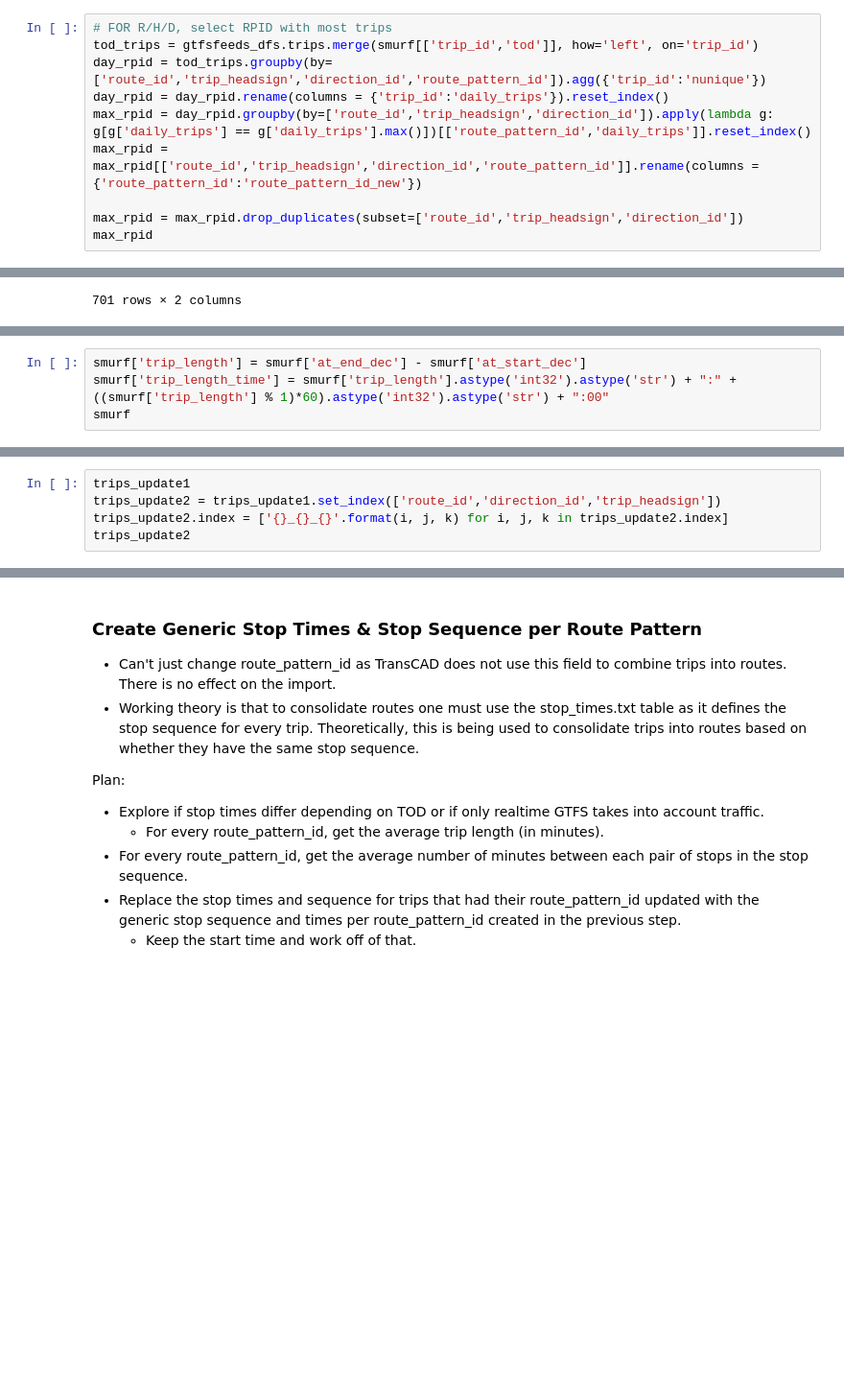
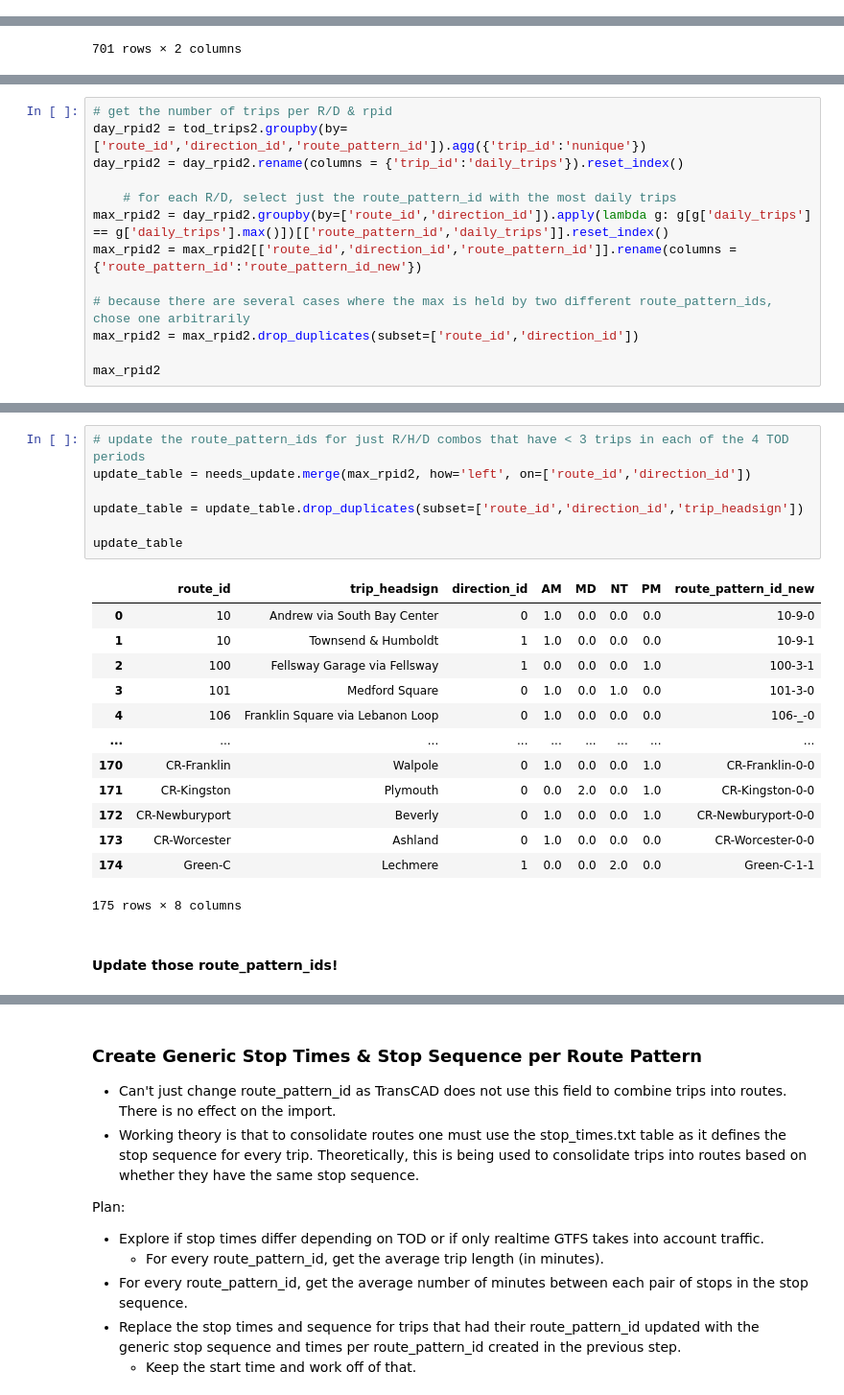
Before and after one commit to mmatkinson7/gtfs_transcad_prep, a Jupyter notebook: gtfs_consolidation_tod.ipynb, the cells around one changed output, grey strips where cells are left out. Shown at 96% size. Cells and saved outputs as stored; diff of their text form; blank space fills up the shorter version.

Commit message:
update trip_headsign

```diff
--- a/gtfs_consolidation_tod.ipynb
+++ b/gtfs_consolidation_tod.ipynb
@@ -260,10 +178,0 @@ george.query('route_id_x == "70A"').sort_values(by=['trip_headsign_x'])
-# %%
-# FOR R/H/D, select RPID with most trips
-tod_trips = gtfsfeeds_dfs.trips.merge(smurf[['trip_id','tod']], how='left', on='trip_id')
-day_rpid = tod_trips.groupby(by=['route_id','trip_headsign','direction_id','route_pattern_id']).agg({'trip_id':'nunique'})
-day_rpid = day_rpid.rename(columns = {'trip_id':'daily_trips'}).reset_index()
-max_rpid = day_rpid.groupby(by=['route_id','trip_headsign','direction_id']).apply(lambda g: g[g['daily_trips'] == g['daily_trips'].max()])[['route_pattern_id','daily_trips']].reset_index()
-max_rpid = max_rpid[['route_id','trip_headsign','direction_id','route_pattern_id']].rename(columns = {'route_pattern_id':'route_pattern_id_new'})
-
-max_rpid = max_rpid.drop_duplicates(subset=['route_id','trip_headsign','direction_id'])
-max_rpid
@@ -418,4 +211,0 @@ update_table
-# %%
-smurf['trip_length'] = smurf['at_end_dec'] - smurf['at_start_dec']
-smurf['trip_length_time'] = smurf['trip_length'].astype('int32').astype('str') + ":" + ((smurf['trip_length'] % 1)*60).astype('int32').astype('str') + ":00"
-smurf
@@ -431,5 +211,0 @@ smurfette
-# %%
-trips_update1
-trips_update2 = trips_update1.set_index(['route_id','direction_id','trip_headsign'])
-trips_update2.index = ['{}_{}_{}'.format(i, j, k) for i, j, k in trips_update2.index]
-trips_update2
@@ -506,0 +243,13 @@ gtfsfeeds_dfs.trips = trips_update4
+# %%
+# get the number of trips per R/D & rpid
+day_rpid2 = tod_trips2.groupby(by=['route_id','direction_id','route_pattern_id']).agg({'trip_id':'nunique'})
+day_rpid2 = day_rpid2.rename(columns = {'trip_id':'daily_trips'}).reset_index()
+
+    # for each R/D, select just the route_pattern_id with the most daily trips
+max_rpid2 = day_rpid2.groupby(by=['route_id','direction_id']).apply(lambda g: g[g['daily_trips'] == g['daily_trips'].max()])[['route_pattern_id','daily_trips']].reset_index()
+max_rpid2 = max_rpid2[['route_id','direction_id','route_pattern_id']].rename(columns = {'route_pattern_id':'route_pattern_id_new'})
+
+# because there are several cases where the max is held by two different route_pattern_ids, chose one arbitrarily
+max_rpid2 = max_rpid2.drop_duplicates(subset=['route_id','direction_id'])
+
+max_rpid2
@@ -506,0 +270,23 @@ gtfsfeeds_dfs.trips = trips_update4
+# %%
+# update the route_pattern_ids for just R/H/D combos that have < 3 trips in each of the 4 TOD periods
+update_table = needs_update.merge(max_rpid2, how='left', on=['route_id','direction_id'])
+
+update_table = update_table.drop_duplicates(subset=['route_id','direction_id','trip_headsign'])
+
+update_table
+# %% [output]
+|  | route_id | trip_headsign | direction_id | AM | MD | NT | PM | route_pattern_id_new |
+| 0 | 10 | Andrew via South Bay Center | 0 | 1.0 | 0.0 | 0.0 | 0.0 | 10-9-0 |
+| 1 | 10 | Townsend & Humboldt | 1 | 1.0 | 0.0 | 0.0 | 0.0 | 10-9-1 |
+| 2 | 100 | Fellsway Garage via Fellsway | 1 | 0.0 | 0.0 | 0.0 | 1.0 | 100-3-1 |
+| 3 | 101 | Medford Square | 0 | 1.0 | 0.0 | 1.0 | 0.0 | 101-3-0 |
+| 4 | 106 | Franklin Square via Lebanon Loop | 0 | 1.0 | 0.0 | 0.0 | 0.0 | 106-_-0 |
+| ... | ... | ... | ... | ... | ... | ... | ... | ... |
+| 170 | CR-Franklin | Walpole | 0 | 1.0 | 0.0 | 0.0 | 1.0 | CR-Franklin-0-0 |
+| 171 | CR-Kingston | Plymouth | 0 | 0.0 | 2.0 | 0.0 | 1.0 | CR-Kingston-0-0 |
+| 172 | CR-Newburyport | Beverly | 0 | 1.0 | 0.0 | 0.0 | 1.0 | CR-Newburyport-0-0 |
+| 173 | CR-Worcester | Ashland | 0 | 1.0 | 0.0 | 0.0 | 0.0 | CR-Worcester-0-0 |
+| 174 | Green-C | Lechmere | 1 | 0.0 | 0.0 | 2.0 | 0.0 | Green-C-1-1 |
+175 rows × 8 columns
+# %% [markdown]
+#### Update those route_pattern_ids!
```
Also changed, not shown: parts of 55 cells of this notebook.
